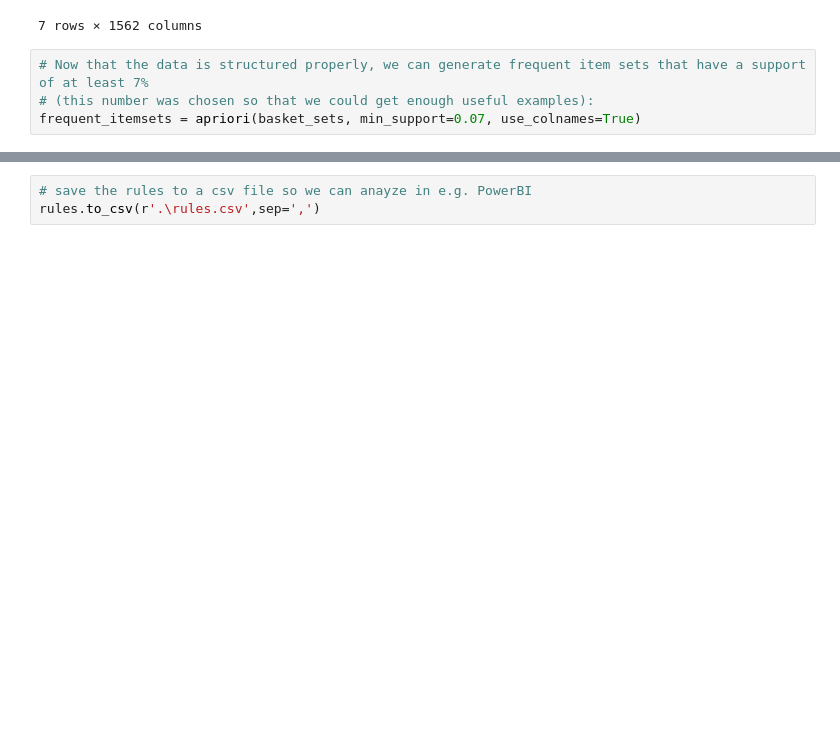
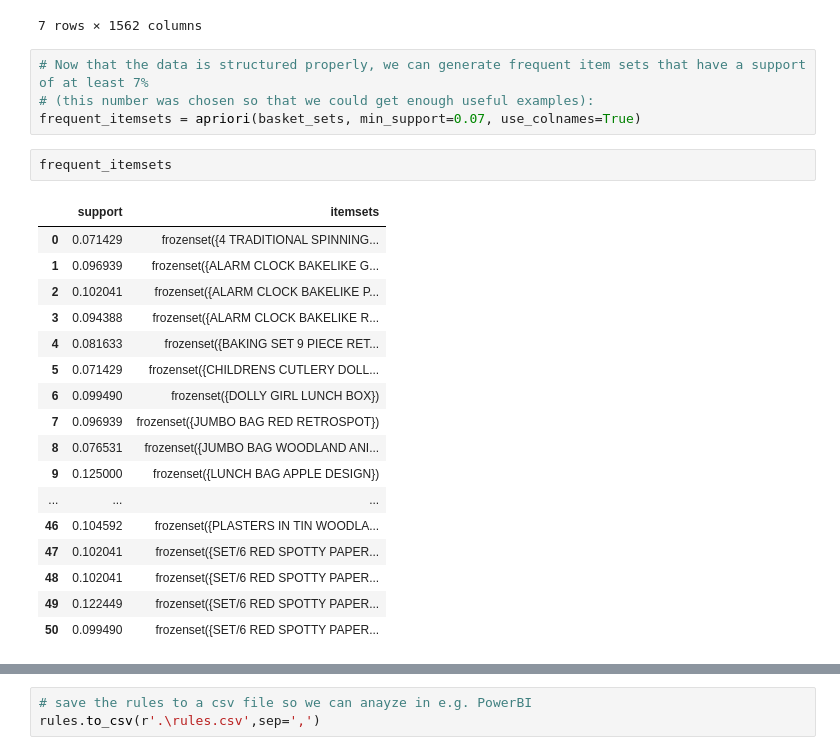
Before and after one commit to HOGENT-ML/course, a Jupyter notebook: 931-association_rules_demo.ipynb, the cells around one changed output, grey strips where cells are left out. Cells and saved outputs as stored; diff of their text form; blank space fills up the shorter version.

```diff
--- a/931-association_rules_demo.ipynb
+++ b/931-association_rules_demo.ipynb
@@ -156,6 +153,26 @@ basket_sets[basket_sets['12 PENCILS SMALL TUBE RED RETROSPOT'] > 0]
 # Now that the data is structured properly, we can generate frequent item sets that have a support of at least 7%
 # (this number was chosen so that we could get enough useful examples):
 frequent_itemsets = apriori(basket_sets, min_support=0.07, use_colnames=True)
+# %%
+frequent_itemsets
+# %% [output]
+|  | support | itemsets |
+| 0 | 0.071429 | frozenset({4 TRADITIONAL SPINNING... |
+| 1 | 0.096939 | frozenset({ALARM CLOCK BAKELIKE G... |
+| 2 | 0.102041 | frozenset({ALARM CLOCK BAKELIKE P... |
+| 3 | 0.094388 | frozenset({ALARM CLOCK BAKELIKE R... |
+| 4 | 0.081633 | frozenset({BAKING SET 9 PIECE RET... |
+| 5 | 0.071429 | frozenset({CHILDRENS CUTLERY DOLL... |
+| 6 | 0.099490 | frozenset({DOLLY GIRL LUNCH BOX}) |
+| 7 | 0.096939 | frozenset({JUMBO BAG RED RETROSPOT}) |
+| 8 | 0.076531 | frozenset({JUMBO BAG WOODLAND ANI... |
+| 9 | 0.125000 | frozenset({LUNCH BAG APPLE DESIGN}) |
+| ... | ... | ... |
+| 46 | 0.104592 | frozenset({PLASTERS IN TIN WOODLA... |
+| 47 | 0.102041 | frozenset({SET/6 RED SPOTTY PAPER... |
+| 48 | 0.102041 | frozenset({SET/6 RED SPOTTY PAPER... |
+| 49 | 0.122449 | frozenset({SET/6 RED SPOTTY PAPER... |
+| 50 | 0.099490 | frozenset({SET/6 RED SPOTTY PAPER... |
 # %%
 # The final step is to generate the rules with their corresponding support, confidence, lift and leverage:
 # The association_rules() function allows you to (1) specify your metric of interest and (2) the according threshold.
```
Also changed, not shown: parts of 5 cells of this notebook.
